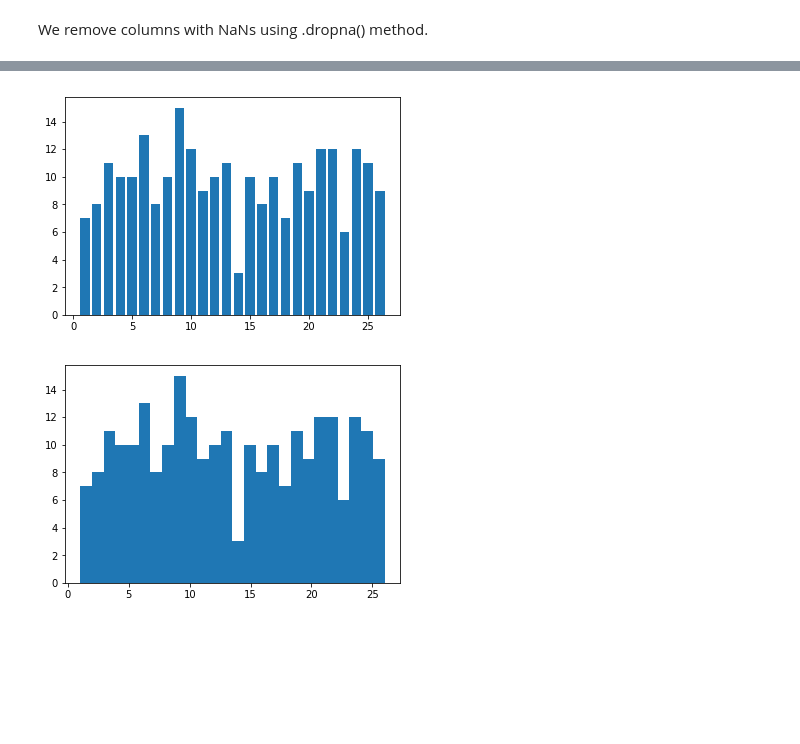
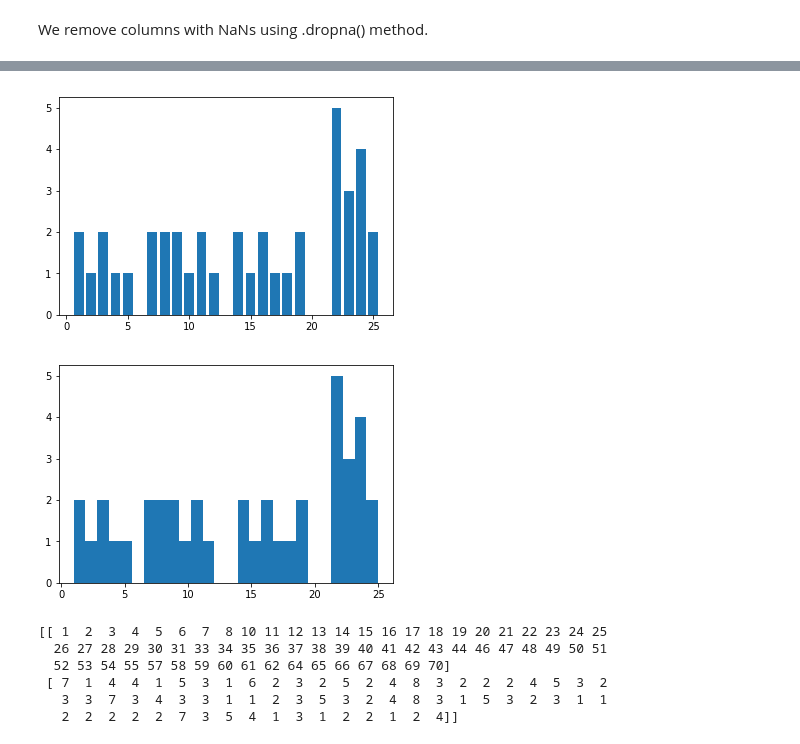
Before and after one commit to shatskikh/lottery, a Jupyter notebook: Lottery Data.ipynb, the cells around one changed output, grey strips where cells are left out. Saved outputs shown, nothing was run; the diff lists cells and outputs as text; code cells hidden in the pictures; blank space fills up the shorter version.

Commit message:
added second data file LotteryData2.txt

```diff
--- a/Lottery Data.ipynb
+++ b/Lottery Data.ipynb
@@ -55,6 +53,5 @@ print(data.shape)
 # %%
-data.columns = ['WeekDay', 'Month', 'Day', 'Year', '1', '2', '3', '4', '5', 'PB']
-data.index.name = 'Draw'
+data.columns = ['Draw','WeekDay', 'Month', 'Day', 'Year', '1', '2', '3', '4', '5', 'Mega']
 # %%
 print(data.head())
 # %% [output]
@@ -101,5 +96,5 @@ memory usage: 36.1+ KB
 None
 # %%
-data = data[['Date', '1', '2', '3', '4', '5', 'PB']]
+data = data[['Draw','Date', '1', '2', '3', '4', '5', 'Mega']]
 print(data.head())
 # %% [output]
@@ -116,5 +113,6 @@ However the data before Oct 2015 is inadmissable since the rules of the lottery
-# %%
-data = data[data['Date'] >= '2015-10-07']
+# %%
+data_s = data[data['Date'] >= '2017-10-31'] #
+data_s = data_s.set_index('Date')
 # %% [markdown]
 # Analyzing the data
 
@@ -143,15 +141,27 @@ Name: PB, dtype: int64
 # %%
 keys = []
 values = []
-for key, value in frequency_PB.iteritems():
+for key, value in frequency_Mega.iteritems():
     keys.append(key)
     values.append(value)
 plt.bar(keys, values)
 plt.show()
 # %% [output]
-[figure, old version]
+[figure, new version]
 # %%
-plt.hist(data.PB, bins=26)
+plt.hist(data_s.Mega, bins=26)
 plt.show()
 # %% [output]
-[figure, old version]
+[figure, new version]
+# %%
+balls = data_s[['1', '2', '3', '4', '5']].values.flatten()
+unique, counts = np.unique(balls, return_counts=True)
+
+print(np.asarray((unique, counts)))
+# %% [output]
+[[ 1  2  3  4  5  6  7  8 10 11 12 13 14 15 16 17 18 19 20 21 22 23 24 25
+  26 27 28 29 30 31 33 34 35 36 37 38 39 40 41 42 43 44 46 47 48 49 50 51
+  52 53 54 55 57 58 59 60 61 62 64 65 66 67 68 69 70]
+ [ 7  1  4  4  1  5  3  1  6  2  3  2  5  2  4  8  3  2  2  2  4  5  3  2
+   3  3  7  3  4  3  3  1  1  2  3  5  3  2  4  8  3  1  5  3  2  3  1  1
+   2  2  2  2  2  7  3  5  4  1  3  1  2  2  1  2  4]]
```
Also changed, not shown: parts of 17 cells of this notebook, 1 other file.
